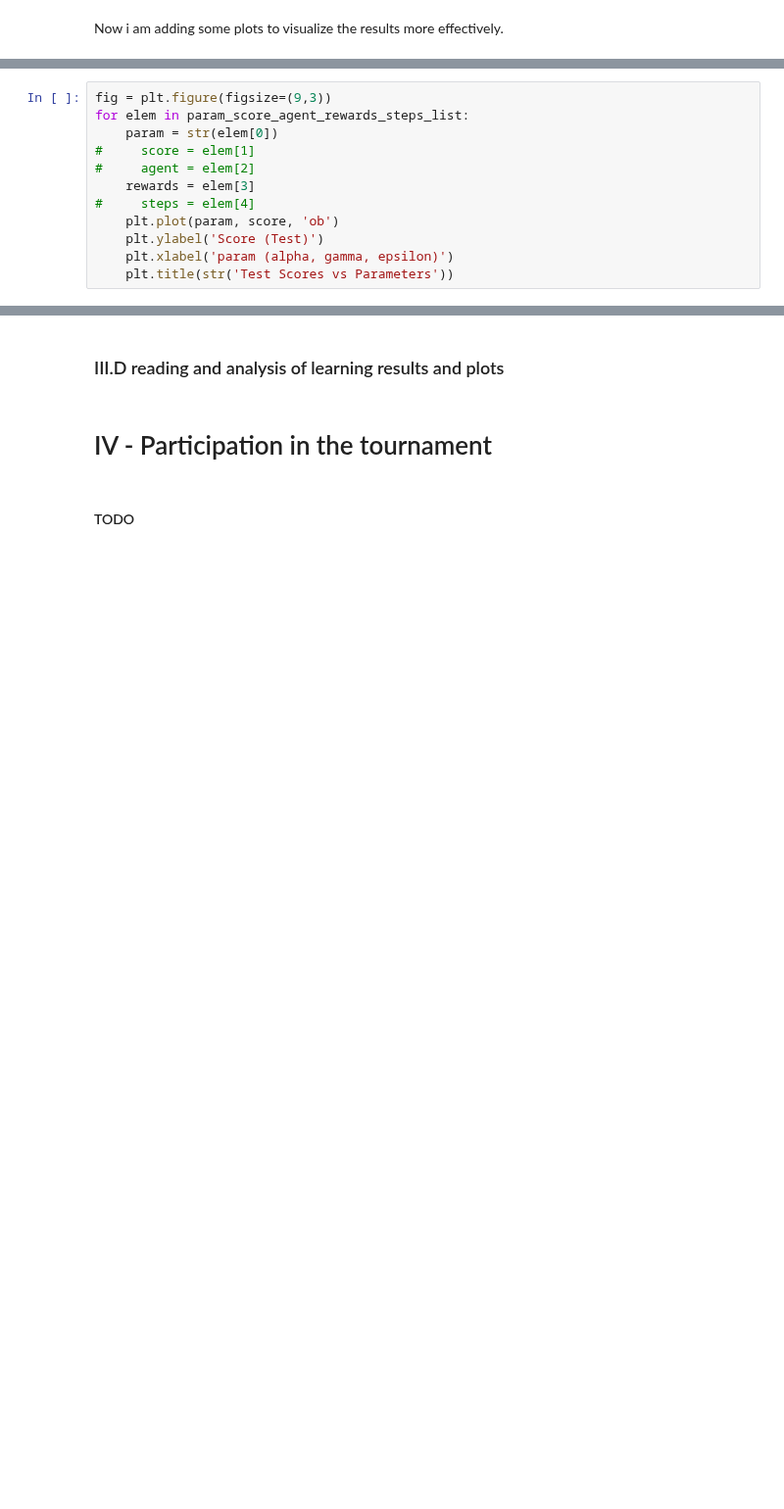
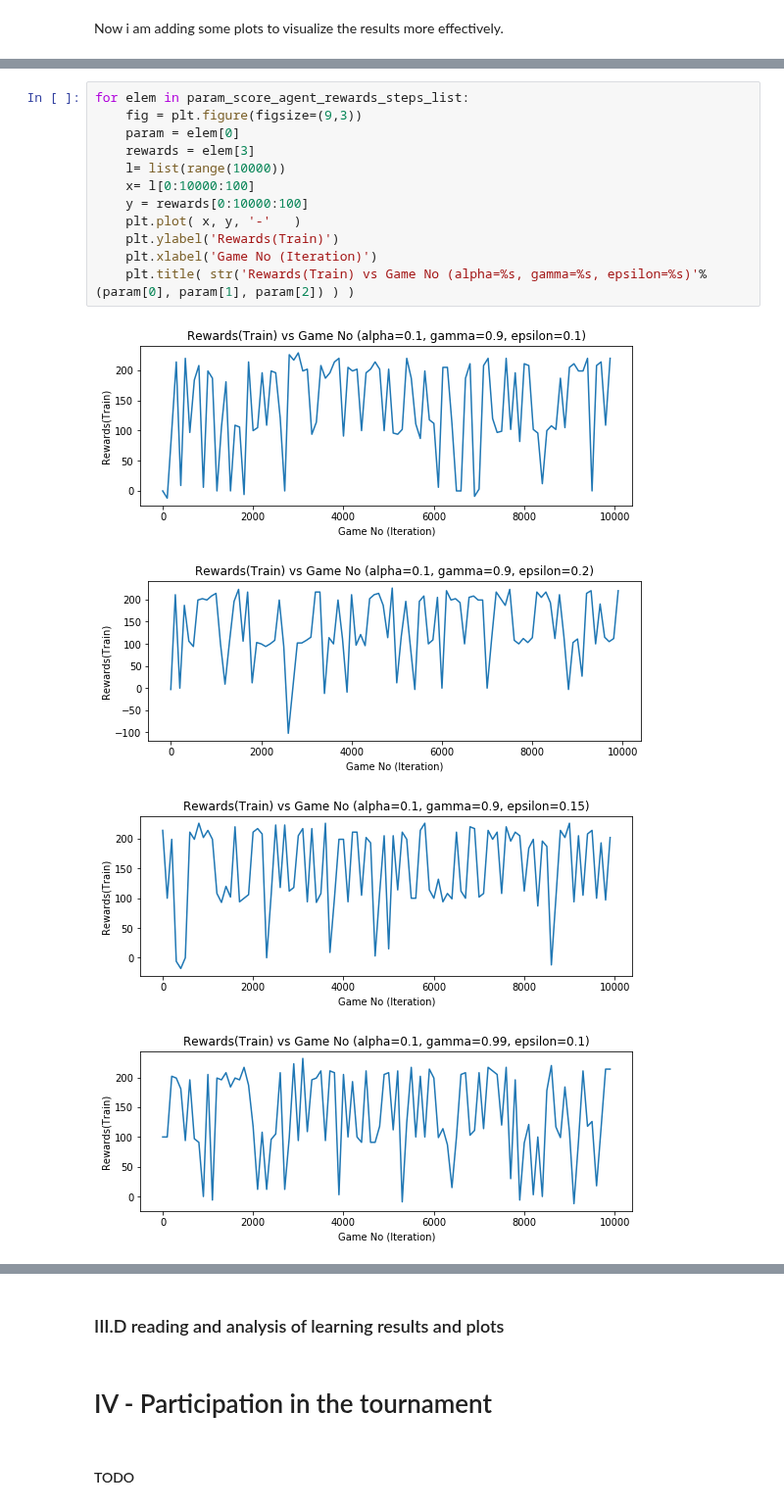
Before and after one commit to hasanjawad001/ML_ReinforcementLearning_Game_Rummy, a Jupyter notebook: assignment_4.ipynb, the cells around one changed output, grey strips where cells are left out. Shown at 98% size. Saved outputs shown, nothing was run; the diff lists cells and outputs as text; blank space fills up the shorter version.

```diff
--- a/assignment_4.ipynb
+++ b/assignment_4.ipynb
@@ -916,12 +916,17 @@ for elem in param_score_agent_rewards_steps_list:
-# %%
-fig = plt.figure(figsize=(9,3))
-for elem in param_score_agent_rewards_steps_list:
-    param = str(elem[0])
-#     score = elem[1]
-#     agent = elem[2]
-    rewards = elem[3]
-#     steps = elem[4]
-    plt.plot(param, score, 'ob')
-    plt.ylabel('Score (Test)')
-    plt.xlabel('param (alpha, gamma, epsilon)')
-    plt.title(str('Test Scores vs Parameters'))
+# %%
+for elem in param_score_agent_rewards_steps_list:
+    fig = plt.figure(figsize=(9,3))
+    param = elem[0]
+    rewards = elem[3]
+    l= list(range(10000))
+    x= l[0:10000:100]
+    y = rewards[0:10000:100]
+    plt.plot( x, y, '-'   )
+    plt.ylabel('Rewards(Train)')
+    plt.xlabel('Game No (Iteration)')
+    plt.title( str('Rewards(Train) vs Game No (alpha=%s, gamma=%s, epsilon=%s)'%(param[0], param[1], param[2]) ) )
+# %% [output]
+[figure, added]
+[figure, added]
+[figure, added]
+[figure, added]
```
Also changed, not shown: parts of 10 cells of this notebook.
